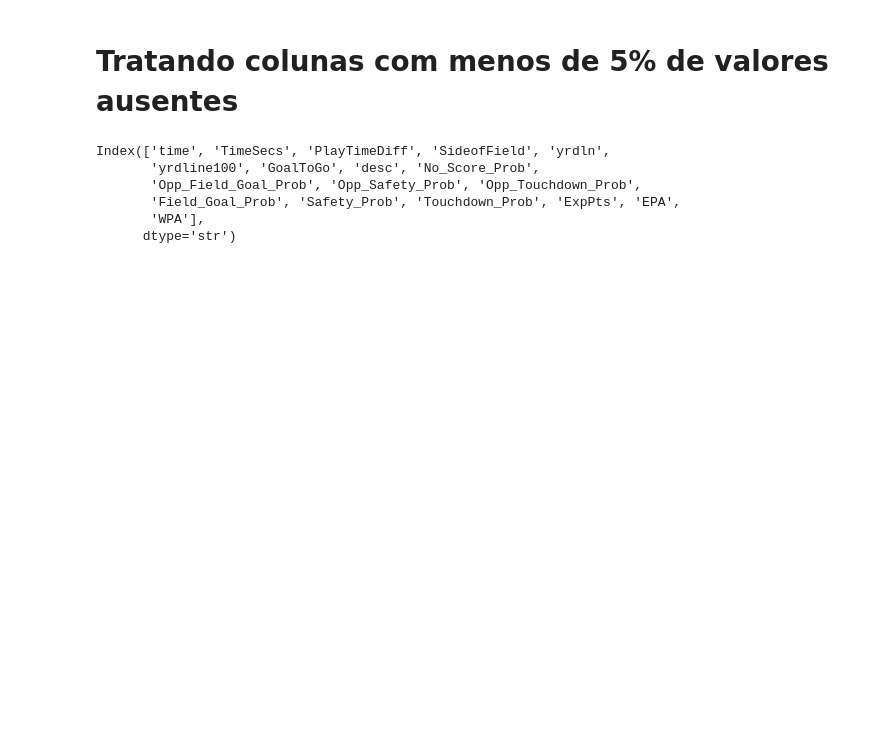
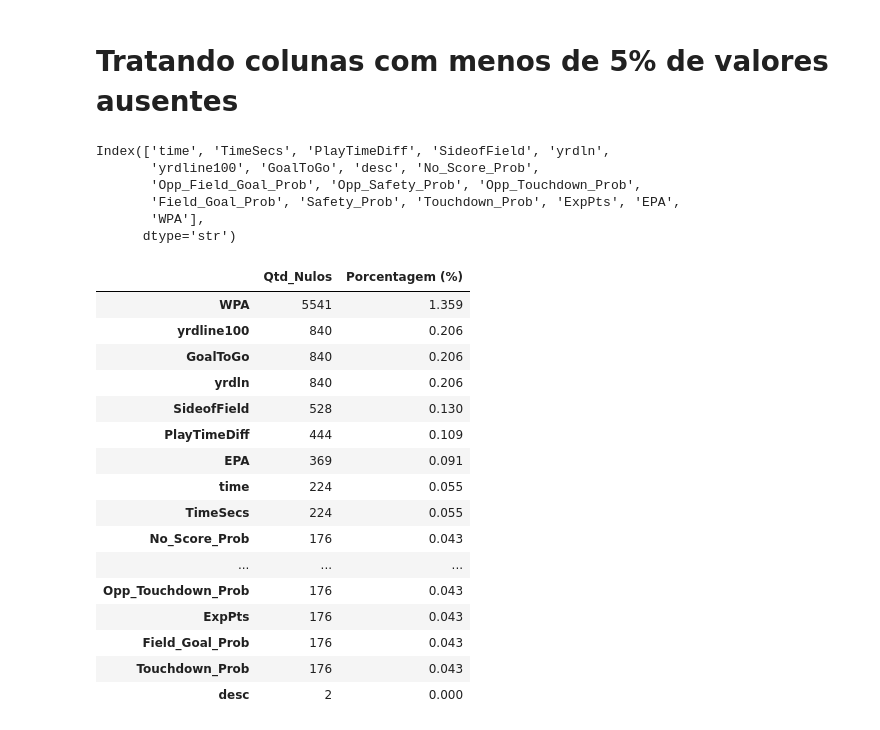
Before and after one commit to VictorLapaDev/Faculdade, a Jupyter notebook: 2-Semestre/4 Feira - Arquitetura de Dados/26.10.21/notebook.ipynb, the cells around one changed output. Cells and saved outputs as stored; diff of their text form; code cells hidden in the pictures; blank space fills up the shorter version.

```diff
--- a/2-Semestre/4 Feira - Arquitetura de Dados/26.10.21/notebook.ipynb
+++ b/2-Semestre/4 Feira - Arquitetura de Dados/26.10.21/notebook.ipynb
@@ -735,3 +767,28 @@ Index(['time', 'TimeSecs', 'PlayTimeDiff', 'SideofField', 'yrdln',
        'Field_Goal_Prob', 'Safety_Prob', 'Touchdown_Prob', 'ExpPts', 'EPA',
        'WPA'],
       dtype='str')
+# %%
+missing_5_pd = pd.DataFrame({
+    'Qtd_Nulos': df[missing_5].isna().sum(),
+    'Porcentagem (%)': (df[missing_5].isna().mean() * 100).round(3)
+}).sort_values(by='Qtd_Nulos', ascending=False)
+
+missing_5_pd
+# %% [output]
+|  | Qtd_Nulos | Porcentagem (%) |
+| WPA | 5541 | 1.359 |
+| yrdline100 | 840 | 0.206 |
+| GoalToGo | 840 | 0.206 |
+| yrdln | 840 | 0.206 |
+| SideofField | 528 | 0.130 |
+| PlayTimeDiff | 444 | 0.109 |
+| EPA | 369 | 0.091 |
+| time | 224 | 0.055 |
+| TimeSecs | 224 | 0.055 |
+| No_Score_Prob | 176 | 0.043 |
+| ... | ... | ... |
+| Opp_Touchdown_Prob | 176 | 0.043 |
+| ExpPts | 176 | 0.043 |
+| Field_Goal_Prob | 176 | 0.043 |
+| Touchdown_Prob | 176 | 0.043 |
+| desc | 2 | 0.000 |
```
Also changed, not shown: parts of 2 cells of this notebook.
